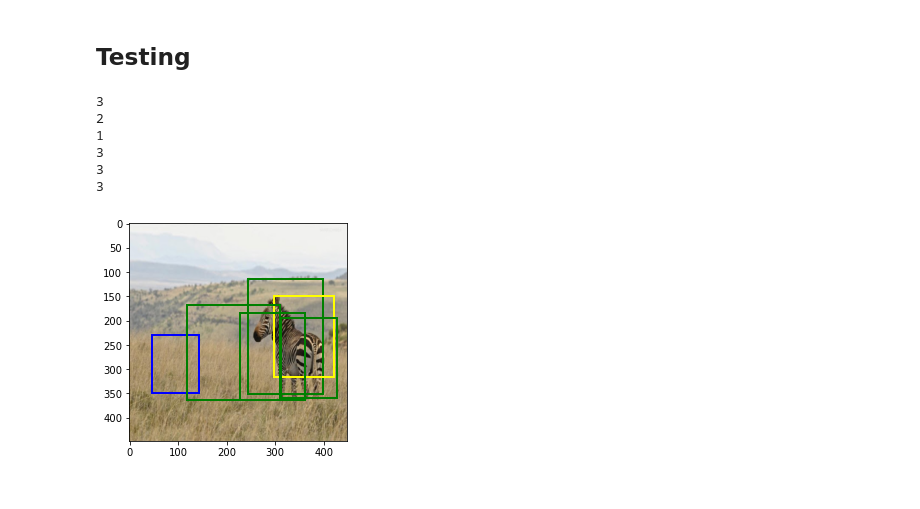
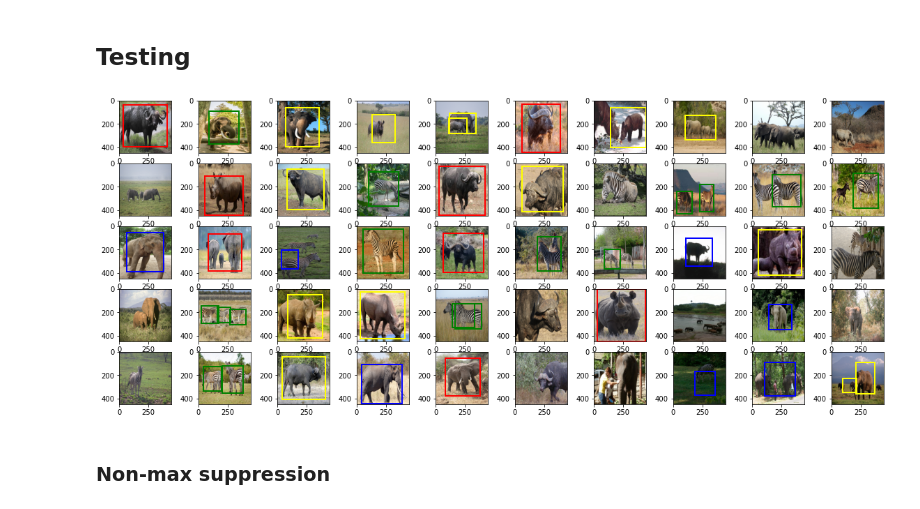
Before and after one commit to adcy358/Image_Analysis_CW, a Jupyter notebook: Object detection.ipynb, the cells around one changed output. Drawn from its saved outputs; the diff is of its cells as text; code cells hidden in the pictures.

```diff
--- a/Object detection.ipynb
+++ b/Object detection.ipynb
@@ -12,8 +14,9 @@ from utils import plot_bbox
 # %%
 LEARNING_RATE = 2e-5
 DEVICE = "cuda" if torch.cuda.is_available else "cpu"
-BATCH_SIZE = 5
-EPOCHS = 10
+TRAIN_BATCH_SIZE = 20
+TEST_BATCH_SIZE = 5
+EPOCHS = 0
 TRAIN_DIR = 'African_Wildlife/train'
 TEST_DIR = 'African_Wildlife/test'
 LABEL_DIR = 'African_Wildlife/annotations'
@@ -24,14 +27,10 @@ S, B, C = 7, 2, 4
 transform = transforms.Compose([transforms.Resize((448, 448)), transforms.ToTensor()])
 
 train_set = AfricanWildlifeDataset(TRAIN_DIR, TEST_DIR, LABEL_DIR, transform=transform)
-train_loader = DataLoader(
-    dataset = train_set,
-    batch_size = BATCH_SIZE,
-    shuffle = True
-)
+train_loader = DataLoader(dataset = train_set, batch_size = TRAIN_BATCH_SIZE, shuffle = True)
 
 test_set = AfricanWildlifeDataset(TRAIN_DIR, TEST_DIR, LABEL_DIR, istesting=True, transform=transform)
-test_loader = DataLoader(dataset=test_set, batch_size= 3, shuffle= False)
+test_loader = DataLoader(dataset=test_set, batch_size=TEST_BATCH_SIZE, shuffle= False)
 # %% [markdown]
 ## Training
 # %%
@@ -39,5 +38,5 @@ model = YOLOv1(input_channels=3, S=S, B=B, C=C).to(DEVICE)
 optimizer = optim.Adam(model.parameters(), lr=LEARNING_RATE)
 criterion = YoloLoss()
 # %%
-train(train_loader, model, optimizer, criterion, EPOCHS, DEVICE)
+loss_hist = train(train_loader, model, optimizer, criterion, EPOCHS, DEVICE, load_model=True, save_epochs=5)
 # %% [output]
@@ -54,16 +51,13 @@ train(train_loader, model, optimizer, criterion, EPOCHS, DEVICE)
 # %% [markdown]
 ## Testing
 # %%
-y_pred = test(test_loader, model)
+y_pred, y_true = test(test_loader, model, DEVICE, filter_params=[0.6, True])
 # %%
-idx = 131
-bbx = y_pred[idx, y_pred[idx, ::, 1] > 0]
-plot_bbox(idx, test_set, bbx)
+fig, ax = plt.subplots(5, 10, figsize=(20, 8))
+for idx in range(50):
+    bbx = y_pred[idx, y_pred[idx, ::, 1] > 0]
+    plot_bbox(idx, test_set, bbx, ax=ax.flatten()[idx])
 # %% [output]
-3
-2
-1
-3
-3
-3
-[figure, old version]
+[figure, new version]
+# %% [markdown]
+### Non-max suppression
```
Also changed, not shown: parts of 12 cells of this notebook.
